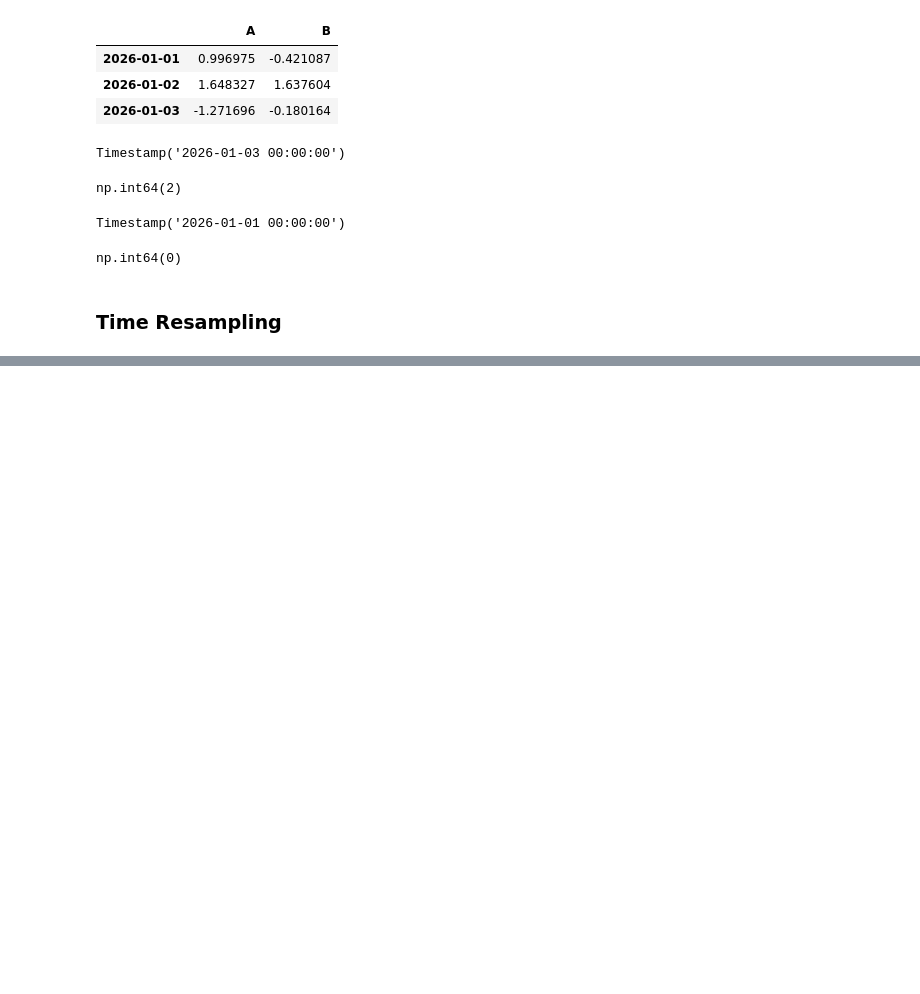
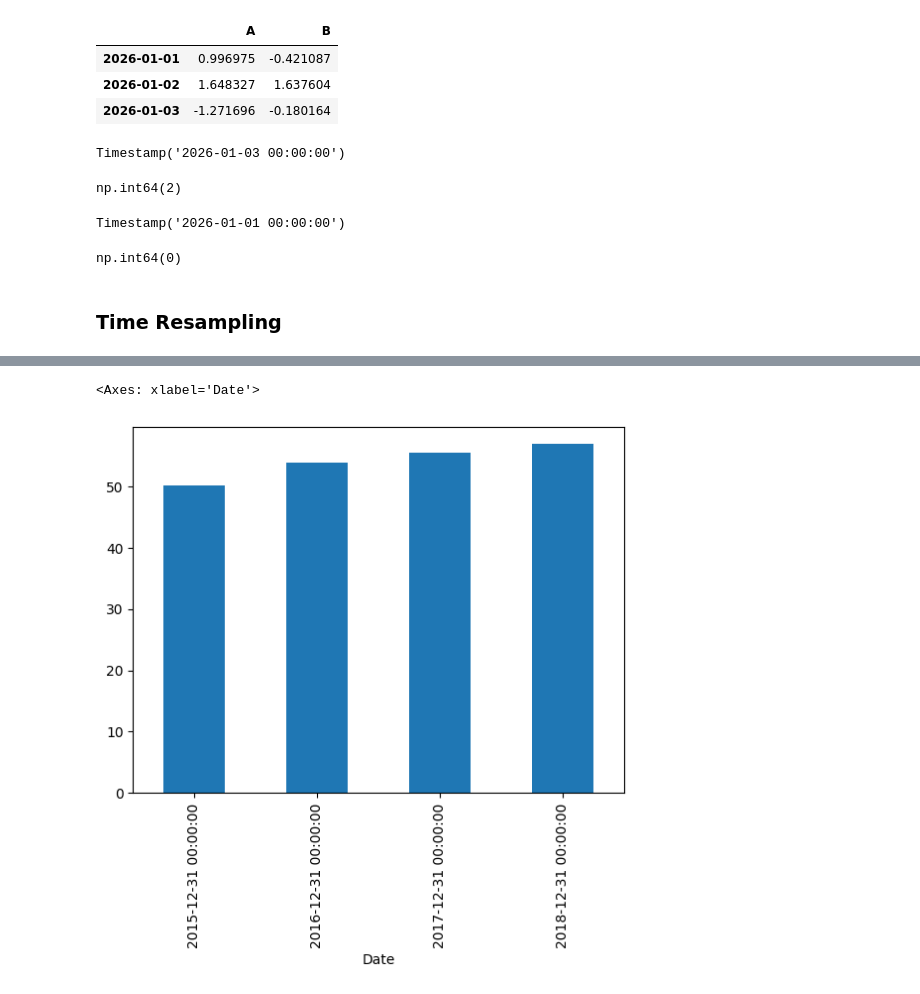
Before and after one commit to ibrahimaltun/udemy-courses, a Jupyter notebook: python-for-time-series-data-analysis/4.Time_Series_wPandas.ipynb, the cells around one changed output, grey strips where cells are left out. Drawn from its saved outputs; the diff is of its cells as text; code cells hidden in the pictures; blank space fills up the shorter version.

```diff
--- a/python-for-time-series-data-analysis/4.Time_Series_wPandas.ipynb
+++ b/python-for-time-series-data-analysis/4.Time_Series_wPandas.ipynb
@@ -102,0 +116,2 @@ np.int64(0)
+# %%
+df = pd.read_csv("Data/starbucks.csv", parse_dates=["Date"], index_col="Date")
@@ -102,0 +220,6 @@ np.int64(0)
+# %%
+%matplotlib inline
+df["Close"].resample("YE").mean().plot.bar()
+# %% [output]
+<Axes: xlabel='Date'>
+[figure, added]
```
Also changed, not shown: parts of 37 cells of this notebook.
